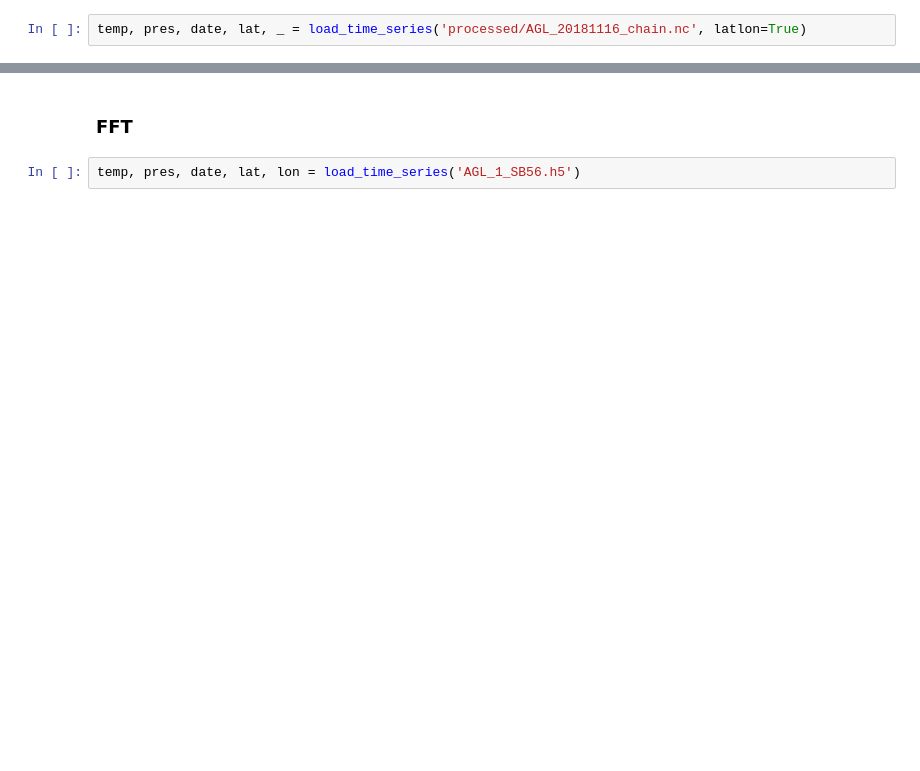
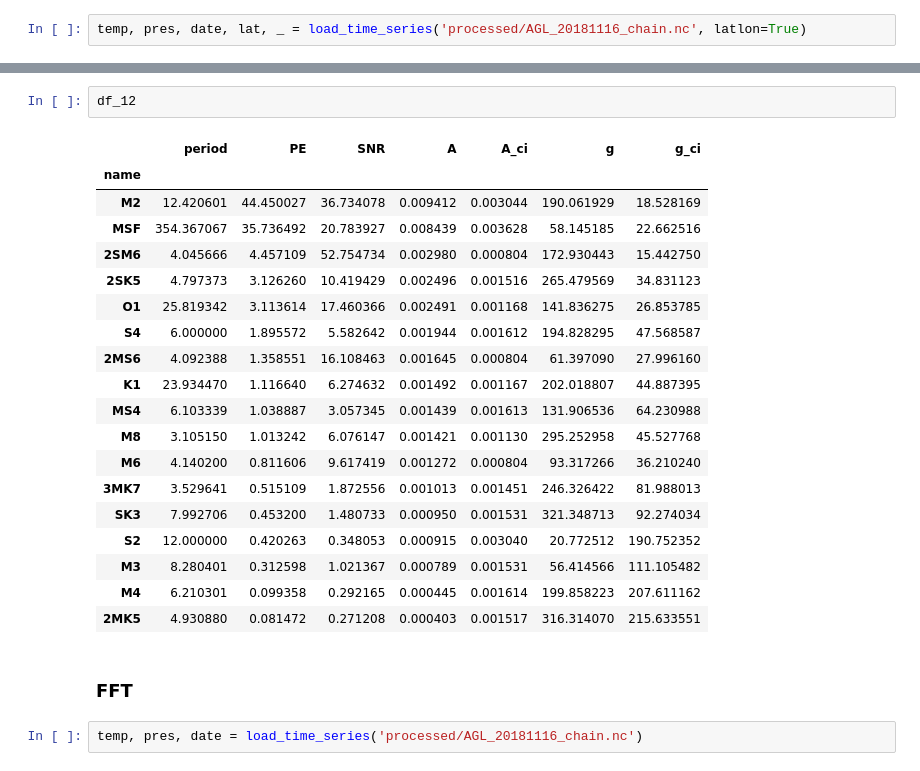
Before and after one commit to manufrn/TFG, a Jupyter notebook: notebooks/AGL_20181116_harmonic_analysis_utide.ipynb, the cells around one changed output, grey strips where cells are left out. Saved outputs shown, nothing was run; the diff lists cells and outputs as text; blank space fills up the shorter version.

```diff
--- a/notebooks/AGL_20181116_harmonic_analysis_utide.ipynb
+++ b/notebooks/AGL_20181116_harmonic_analysis_utide.ipynb
@@ -65,7 +112,29 @@ df8 = coef_dataframe(date, temp[:, 8])
+# %%
+df_12
+# %% [output]
+|  | period | PE | SNR | A | A_ci | g | g_ci |
+| name |  |  |  |  |  |  |  |
+| M2 | 12.420601 | 44.450027 | 36.734078 | 0.009412 | 0.003044 | 190.061929 | 18.528169 |
+| MSF | 354.367067 | 35.736492 | 20.783927 | 0.008439 | 0.003628 | 58.145185 | 22.662516 |
+| 2SM6 | 4.045666 | 4.457109 | 52.754734 | 0.002980 | 0.000804 | 172.930443 | 15.442750 |
+| 2SK5 | 4.797373 | 3.126260 | 10.419429 | 0.002496 | 0.001516 | 265.479569 | 34.831123 |
+| O1 | 25.819342 | 3.113614 | 17.460366 | 0.002491 | 0.001168 | 141.836275 | 26.853785 |
+| S4 | 6.000000 | 1.895572 | 5.582642 | 0.001944 | 0.001612 | 194.828295 | 47.568587 |
+| 2MS6 | 4.092388 | 1.358551 | 16.108463 | 0.001645 | 0.000804 | 61.397090 | 27.996160 |
+| K1 | 23.934470 | 1.116640 | 6.274632 | 0.001492 | 0.001167 | 202.018807 | 44.887395 |
+| MS4 | 6.103339 | 1.038887 | 3.057345 | 0.001439 | 0.001613 | 131.906536 | 64.230988 |
+| M8 | 3.105150 | 1.013242 | 6.076147 | 0.001421 | 0.001130 | 295.252958 | 45.527768 |
+| M6 | 4.140200 | 0.811606 | 9.617419 | 0.001272 | 0.000804 | 93.317266 | 36.210240 |
+| 3MK7 | 3.529641 | 0.515109 | 1.872556 | 0.001013 | 0.001451 | 246.326422 | 81.988013 |
+| SK3 | 7.992706 | 0.453200 | 1.480733 | 0.000950 | 0.001531 | 321.348713 | 92.274034 |
+| S2 | 12.000000 | 0.420263 | 0.348053 | 0.000915 | 0.003040 | 20.772512 | 190.752352 |
+| M3 | 8.280401 | 0.312598 | 1.021367 | 0.000789 | 0.001531 | 56.414566 | 111.105482 |
+| M4 | 6.210301 | 0.099358 | 0.292165 | 0.000445 | 0.001614 | 199.858223 | 207.611162 |
+| 2MK5 | 4.930880 | 0.081472 | 0.271208 | 0.000403 | 0.001517 | 316.314070 | 215.633551 |
 # %% [markdown]
 ### FFT
 # %%
-temp, pres, date, lat, lon = load_time_series('AGL_1_SB56.h5')
+temp, pres, date = load_time_series('processed/AGL_20181116_chain.nc')
 # %%
 from scipy.fft import fft, fftfreq, ifft, rfft
 from scipy.signal.windows import boxcar
```
Also changed, not shown: parts of 29 cells of this notebook, 1 other file.
